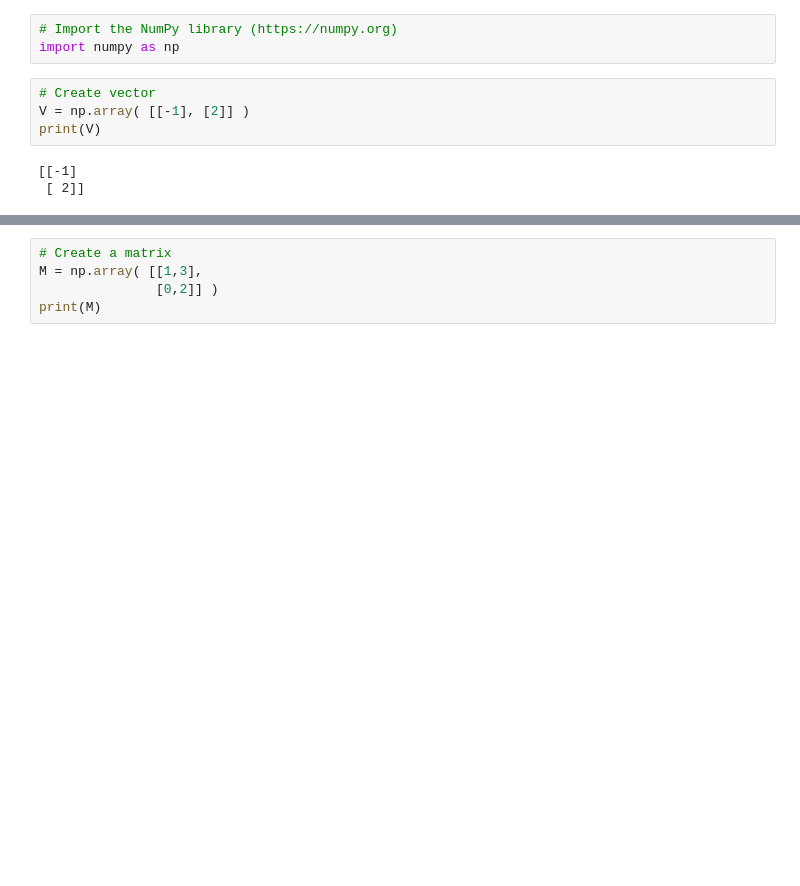
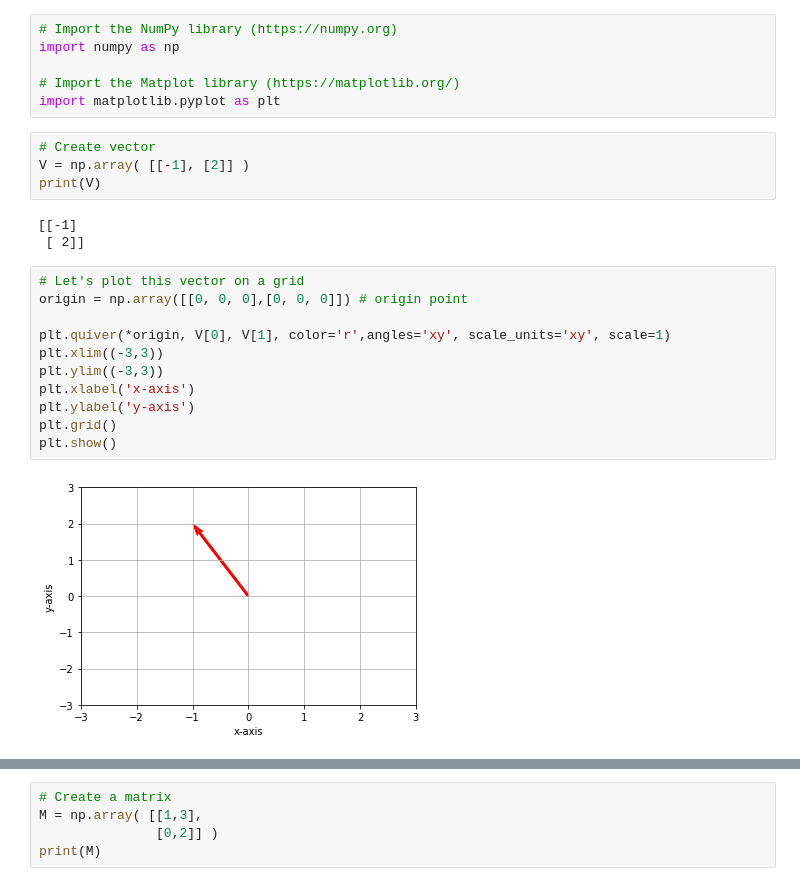
Before and after one commit to keri-c/CNCC-2021-beginner, a Jupyter notebook: lessons/Jupyter Notebooks/My First Notebook.ipynb, the cells around one changed output, grey strips where cells are left out. Drawn from its saved outputs; the diff is of its cells as text; blank space fills up the shorter version.

Commit message:
Added vector plotting function

```diff
--- a/lessons/Jupyter Notebooks/My First Notebook.ipynb
+++ b/lessons/Jupyter Notebooks/My First Notebook.ipynb
@@ -1,6 +1,9 @@
 # %%
 # Import the NumPy library (https://numpy.org)
 import numpy as np
+
+# Import the Matplot library (https://matplotlib.org/)
+import matplotlib.pyplot as plt
 # %%
 # Create vector
 V = np.array( [[-1], [2]] )
@@ -8,3 +11,16 @@ print(V)
 # %% [output]
 [[-1]
  [ 2]]
+# %%
+# Let's plot this vector on a grid
+origin = np.array([[0, 0, 0],[0, 0, 0]]) # origin point
+
+plt.quiver(*origin, V[0], V[1], color='r',angles='xy', scale_units='xy', scale=1)
+plt.xlim((-3,3))
+plt.ylim((-3,3))
+plt.xlabel('x-axis')
+plt.ylabel('y-axis')
+plt.grid()
+plt.show()
+# %% [output]
+[figure, added]
```
Also changed, not shown: parts of 2 cells of this notebook.
